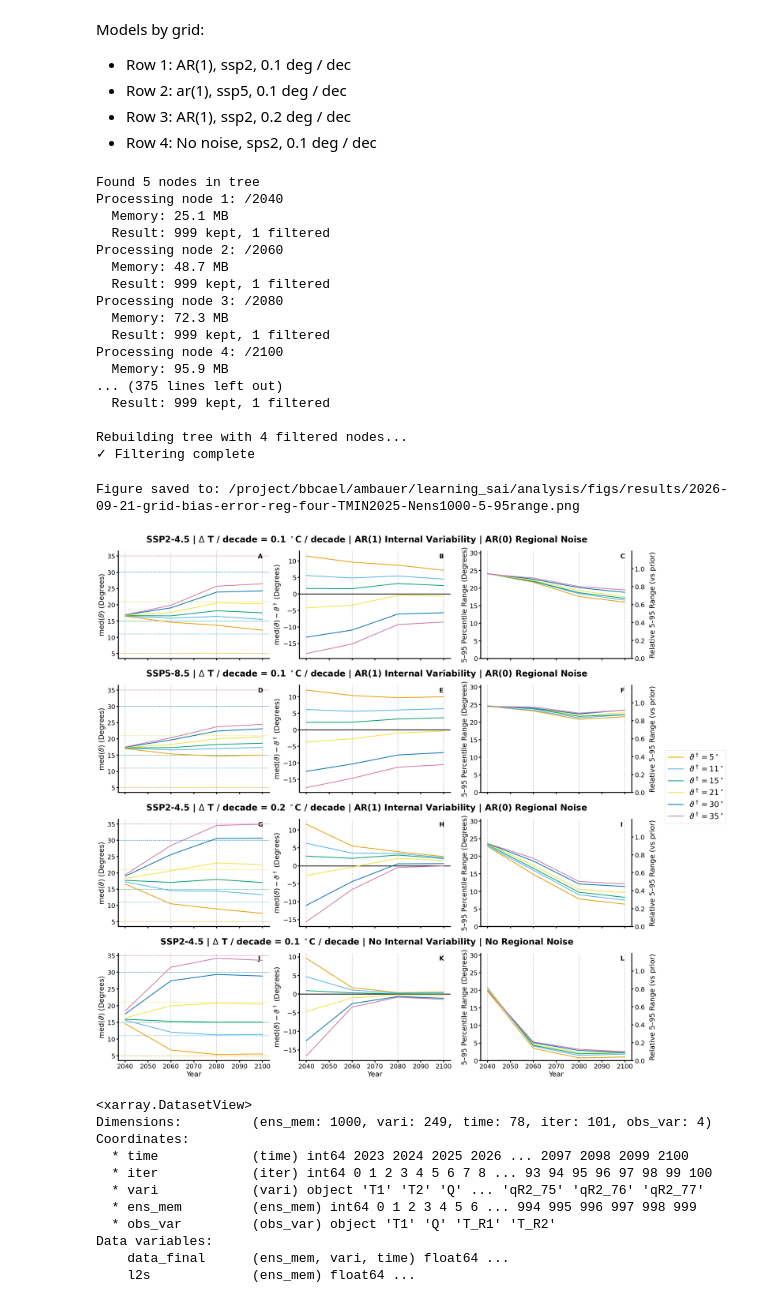
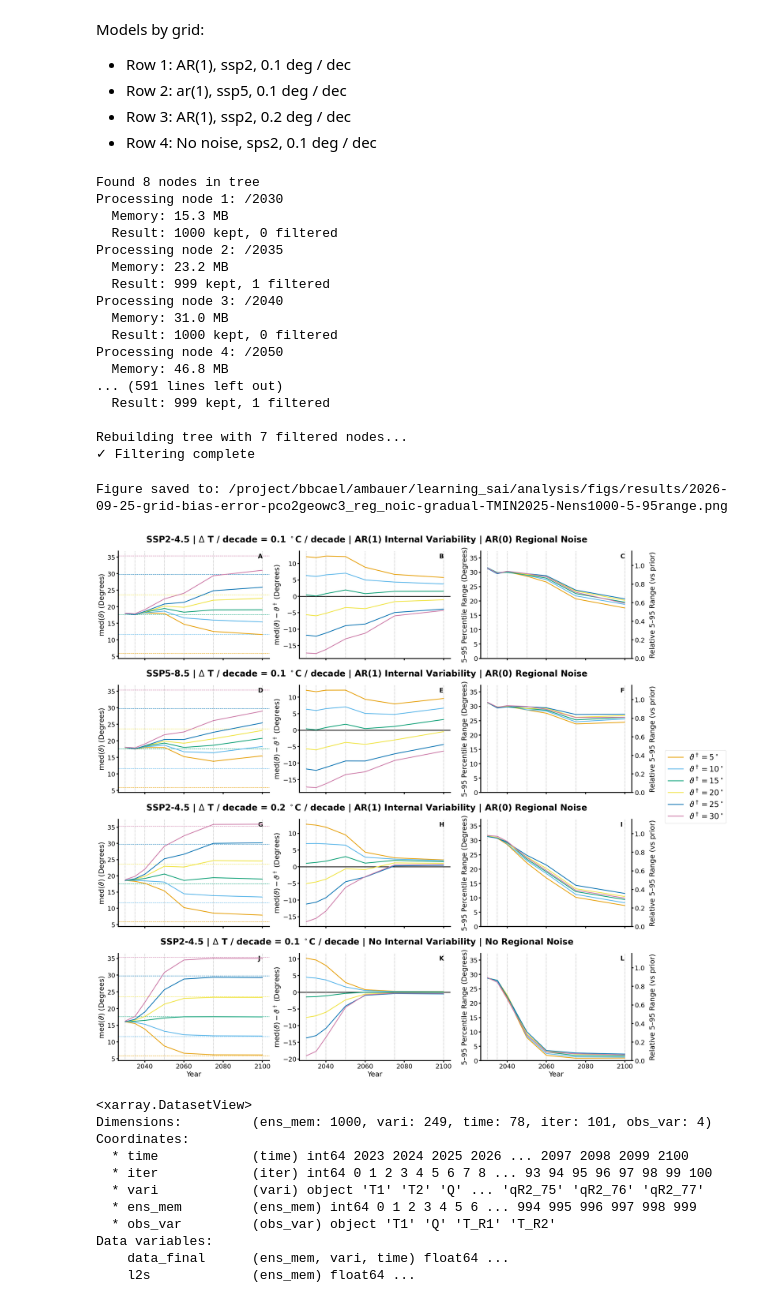
Before and after one commit to adam-bauer-34/learning_sai, a Jupyter notebook: analysis/notebooks/grid-bias-error.ipynb, the cells around one changed output. Saved outputs shown, nothing was run; the diff lists cells and outputs as text; code cells hidden in the pictures.

Commit message:
feat: new angles commited

```diff
--- a/analysis/notebooks/grid-bias-error.ipynb
+++ b/analysis/notebooks/grid-bias-error.ipynb
@@ -43,7 +43,7 @@ panel_configs = {
     'pco2geowc_ssp245_ar1': {
         'prefix': 'var-assim-output',
         'ssp': 'ssp245',
-        'model': 'pco2geowc_reg',
+        'model': 'pco2geowc_reg_noic',
         'noise_model': 'AR1',
         'degpdec': 0.1
     },
@@ -51,7 +51,7 @@ panel_configs = {
     'pco2geowc_ssp585_ar1': {
         'prefix': 'var-assim-output',
         'ssp': 'ssp585',
-        'model': 'pco2geowc_reg',
+        'model': 'pco2geowc_reg_noic',
         'noise_model': 'AR1',
         'degpdec': 0.1
     },
@@ -59,7 +59,7 @@ panel_configs = {
     'pco2geowc_ssp245_ar1_repeat': {
         'prefix': 'var-assim-output',
         'ssp': 'ssp245',
-        'model': 'pco2geowc_reg',
+        'model': 'pco2geowc_reg_noic',
         'noise_model': 'AR1',
         'degpdec': 0.2
     },
@@ -74,15 +74,16 @@ panel_configs = {
 }
 
 # properties that are constant across models
-angles_file = ['5', '11', '15', '21', '30', '35']
+model_prefix = 'pco2geowc_reg_noic'  # just for plot name later
+angles_file = ['5', '10', '15', '20', '25', '30']
 reg_noises = [True, True, True, False]
 ECS = 3.0
 NYRSRAMP = 50
-windowing_config = 'four'
+windowing_config = 'gradual'
 Nens = 1000
 TMIN = 2025
 ANGLE_MAX_CONCEIVABLE = 90.
-ramp_rate = 'linear'
+ramp_rate = 'fast'
 
 # get the assimilation windows for this config
 with open(WINDOW_PATH) as f:
@@ -200,22 +201,22 @@ for idx, config in enumerate(panel_configs.keys()):
 
 angles_filtered = filter_by_max_conceivable(angles, ANGLE_MAX_CONCEIVABLE)
 # %% [output]
-Found 5 nodes in tree
-Processing node 1: /2040
-  Memory: 25.1 MB
+Found 8 nodes in tree
+Processing node 1: /2030
+  Memory: 15.3 MB
+  Result: 1000 kept, 0 filtered
+Processing node 2: /2035
+  Memory: 23.2 MB
   Result: 999 kept, 1 filtered
-Processing node 2: /2060
-  Memory: 48.7 MB
-  Result: 999 kept, 1 filtered
-Processing node 3: /2080
-  Memory: 72.3 MB
-  Result: 999 kept, 1 filtered
-Processing node 4: /2100
-  Memory: 95.9 MB
-... (375 lines left out)
+Processing node 3: /2040
+  Memory: 31.0 MB
+  Result: 1000 kept, 0 filtered
+Processing node 4: /2050
+  Memory: 46.8 MB
+... (591 lines left out)
   Result: 999 kept, 1 filtered
 
-Rebuilding tree with 4 filtered nodes...
+Rebuilding tree with 7 filtered nodes...
 ✓ Filtering complete
 # %%
 row_titles = [
@@ -227,18 +228,18 @@ row_titles = [
 # %%
 PLO = 5
 PHIGH = 95
 
 _, _ = make_grid_plot(angles, angles_tr, angles_prior, angles_file,
                      winds, PLO=PLO, PHI=PHIGH,
                      row_titles=row_titles,
                      save_figs=SAVE_FIGS,
-                     fname=f'grid-bias-error-reg-{windowing_config}-TMIN{TMIN}-Nens{Nens}-{PLO}-{PHIGH}range',
+                     fname=f'grid-bias-error-{model_prefix}-{windowing_config}-TMIN{TMIN}-Nens{Nens}-{PLO}-{PHIGH}range-{ramp_rate}',
                      YLIM_OFFSET=5)
 
 plt.show()
 # %% [output]
-Figure saved to: /project/bbcael/ambauer/learning_sai/analysis/figs/results/2026-09-21-grid-bias-error-reg-four-TMIN2025-Nens1000-5-95range.png
+Figure saved to: /project/bbcael/ambauer/learning_sai/analysis/figs/results/2026-09-25-grid-bias-error-pco2geowc3_reg_noic-gradual-TMIN2025-Nens1000-5-95range.png
-[figure, old version]
+[figure, new version]
 # %%
 # diagnostics
 prefix = 'var-assim-output'
```
Also changed, not shown: 11 other files.
